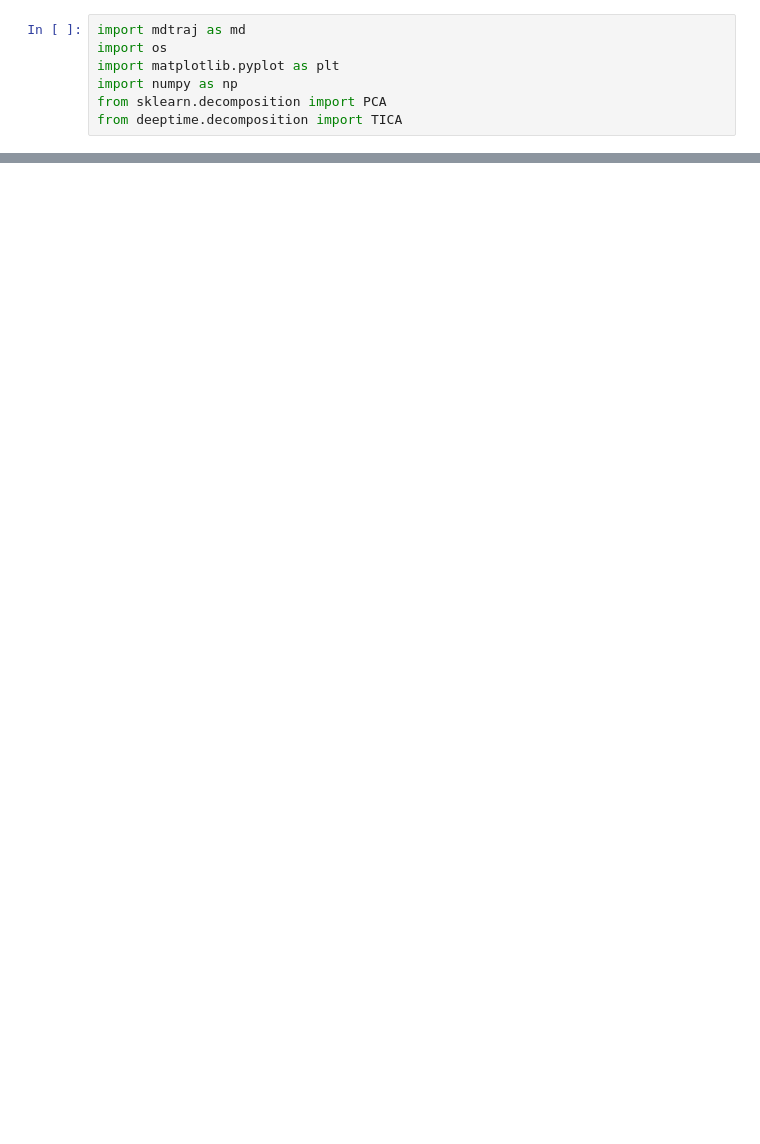
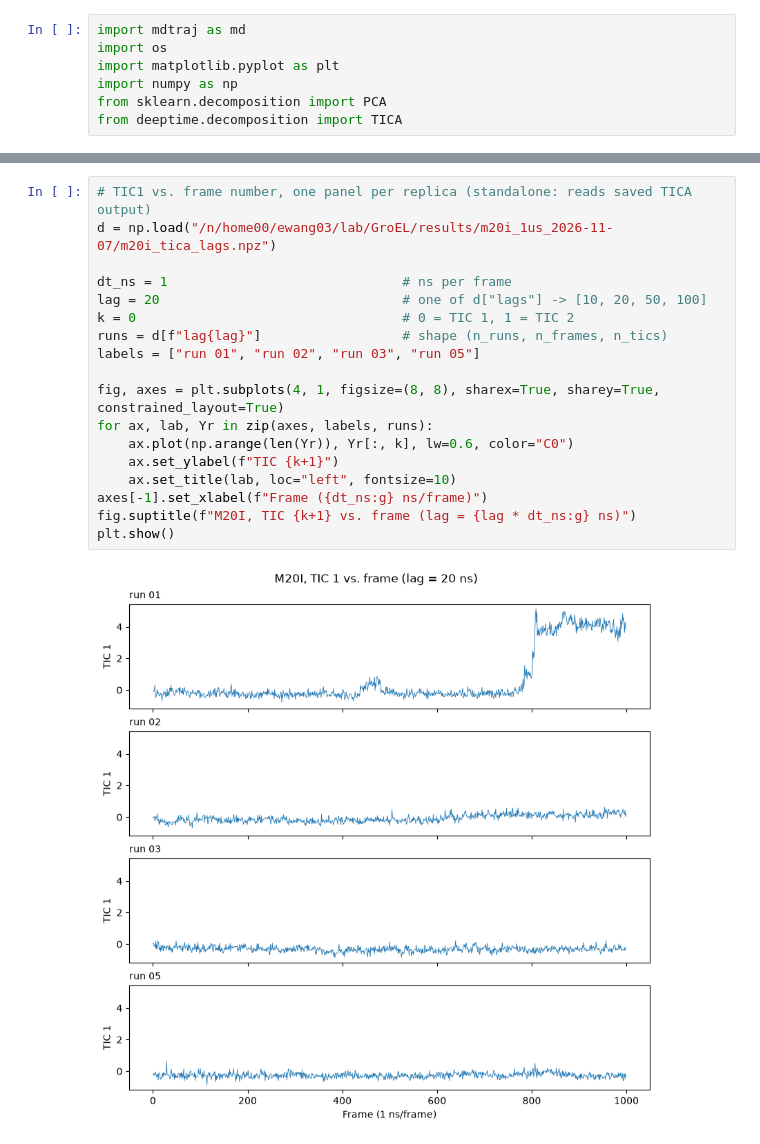
Before and after one commit to emilyw03/shakhnovich_lab_GroEL, a Jupyter notebook: notebooks/md_analysis_tica.ipynb, the cells around one changed output, grey strips where cells are left out. Saved outputs shown, nothing was run; the diff lists cells and outputs as text; blank space fills up the shorter version.

```diff
--- a/notebooks/md_analysis_tica.ipynb
+++ b/notebooks/md_analysis_tica.ipynb
@@ -54,0 +285,20 @@ Slowest timescales (ns): [315.82540601 126.20458465  75.72211078  54.17606179  3
+# %%
+# TIC1 vs. frame number, one panel per replica (standalone: reads saved TICA output)
+d = np.load("/n/home00/ewang03/lab/GroEL/results/m20i_1us_2026-11-07/m20i_tica_lags.npz")
+
+dt_ns = 1                              # ns per frame
+lag = 20                               # one of d["lags"] -> [10, 20, 50, 100]
+k = 0                                  # 0 = TIC 1, 1 = TIC 2
+runs = d[f"lag{lag}"]                  # shape (n_runs, n_frames, n_tics)
+labels = ["run 01", "run 02", "run 03", "run 05"]
+
+fig, axes = plt.subplots(4, 1, figsize=(8, 8), sharex=True, sharey=True, constrained_layout=True)
+for ax, lab, Yr in zip(axes, labels, runs):
+    ax.plot(np.arange(len(Yr)), Yr[:, k], lw=0.6, color="C0")
+    ax.set_ylabel(f"TIC {k+1}")
+    ax.set_title(lab, loc="left", fontsize=10)
+axes[-1].set_xlabel(f"Frame ({dt_ns:g} ns/frame)")
+fig.suptitle(f"M20I, TIC {k+1} vs. frame (lag = {lag * dt_ns:g} ns)")
+plt.show()
+# %% [output]
+[figure, added]
```
Also changed, not shown: parts of 11 cells of this notebook, 3 other files.
